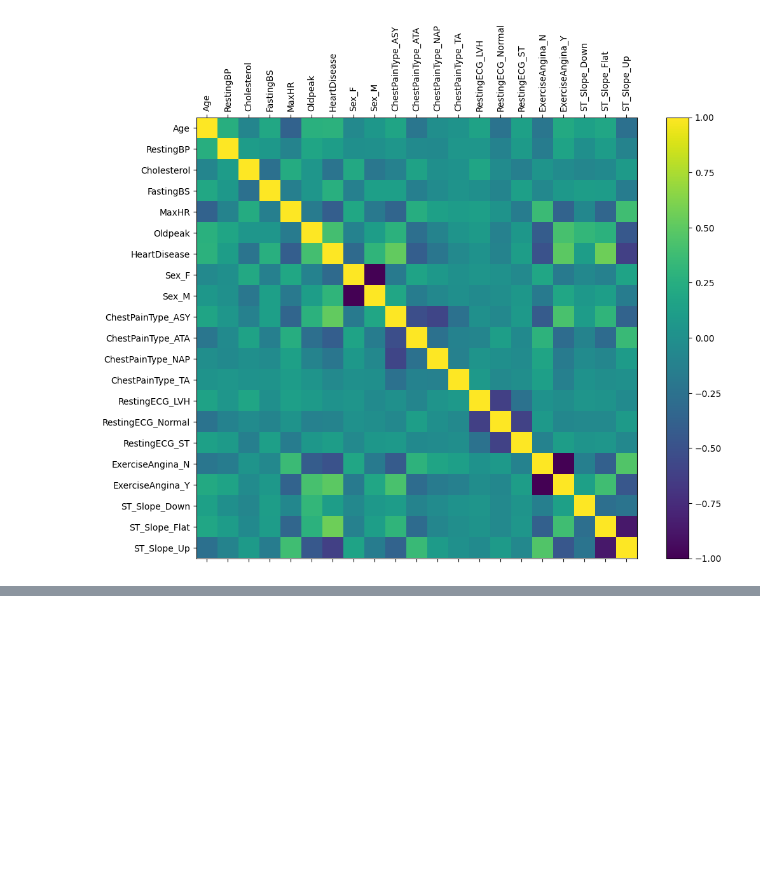
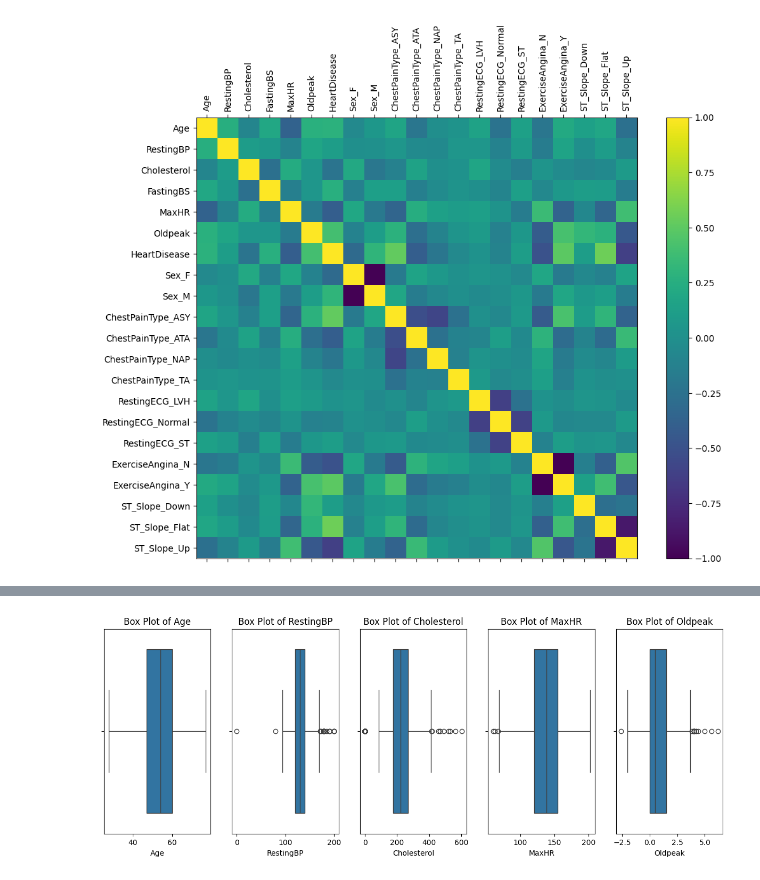
Before and after one commit to WanJing923/ML_code, a Jupyter notebook: code.ipynb, the cells around one changed output, grey strips where cells are left out. Saved outputs shown, nothing was run; the diff lists cells and outputs as text; code cells hidden in the pictures; blank space fills up the shorter version.

Commit message:
done data cleaning, correlation and visualization

```diff
--- a/code.ipynb
+++ b/code.ipynb
@@ -113,10 +230,10 @@ plt.show()
 # %% [output]
 [figure]
 # %%
-import seaborn as sns
-
-sns.set(style="ticks")
-sns.pairplot(encoded_dataset, diag_kind="kde")
-
+# without establishing label
+fig = plt.figure()
+ax = fig.add_subplot(111)
+cax = ax.matshow(correlations, vmin = -1, vmax = 1)
+fig.colorbar(cax)
 plt.show()
 # %% [output]
@@ -123,0 +256,16 @@ plt.show()
+# %%
+import seaborn as sns
+
+# choose the numerical columns
+numerical_columns = ['Age', 'RestingBP', 'Cholesterol', 'MaxHR', 'Oldpeak']
+fig, axes = plt.subplots(nrows=1, ncols=len(numerical_columns), figsize=(15, 5))
+for i, column in enumerate(numerical_columns):
+    sns.boxplot(x=column, data=dataset, ax=axes[i])
+
+# titles
+for i, column in enumerate(numerical_columns):
+    axes[i].set_title(f'Box Plot of {column}')
+
+plt.show()
+# %% [output]
+[figure, added]
```
Also changed, not shown: parts of 23 cells of this notebook, 1 other file.
